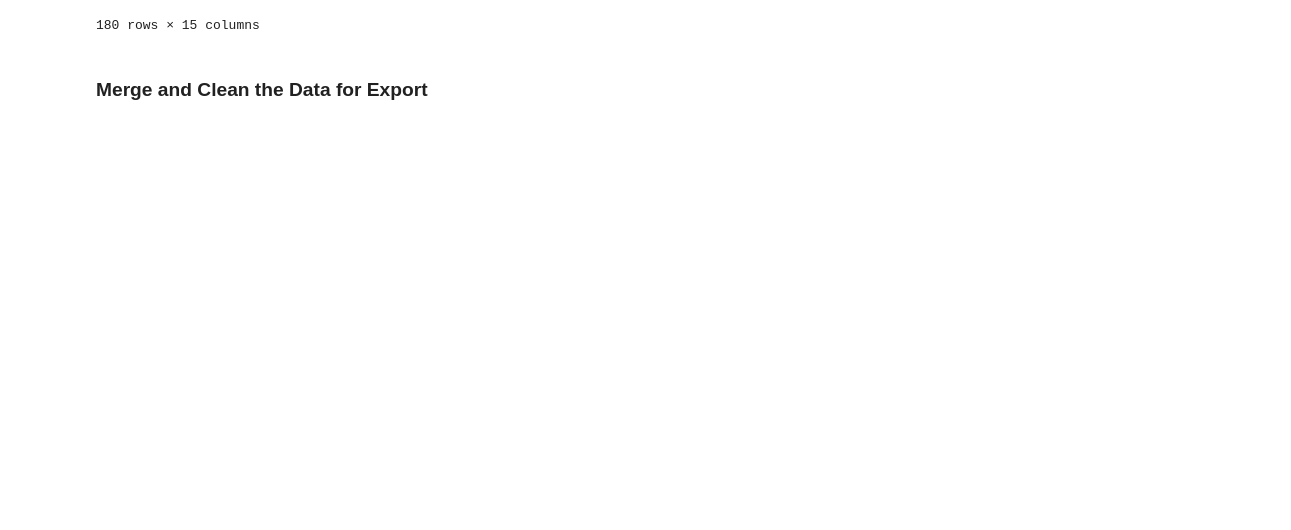
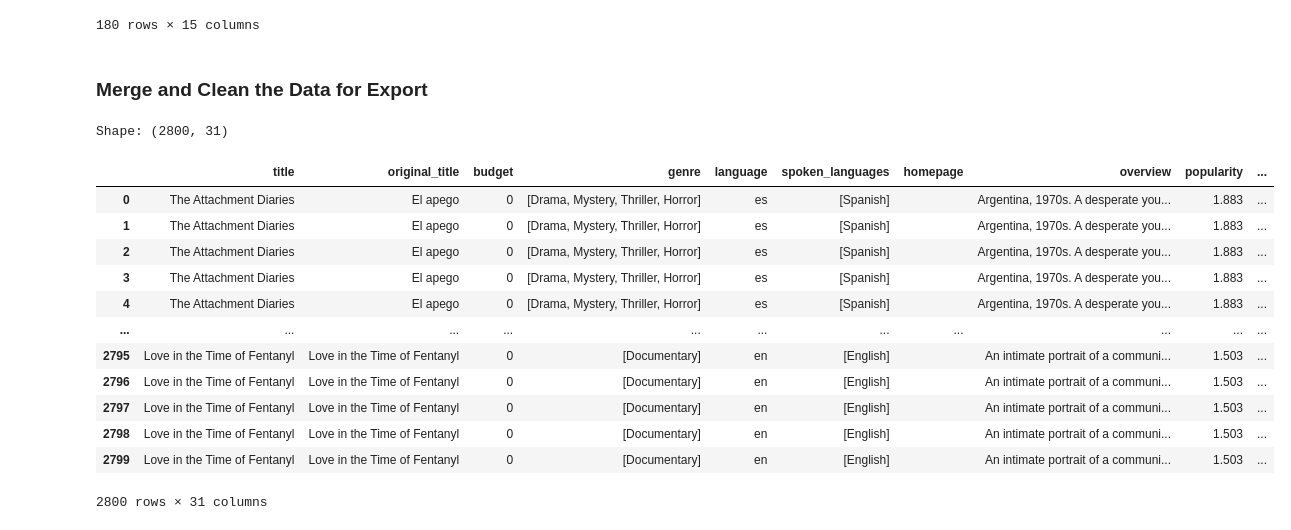
Before and after one commit to rune-encoder/data-sourcing-challenge, a Jupyter notebook: retrieve_movie_data.ipynb, the cells around one changed output. Saved outputs shown, nothing was run; the diff lists cells and outputs as text; code cells hidden in the pictures; blank space fills up the shorter version.

```diff
--- a/retrieve_movie_data.ipynb
+++ b/retrieve_movie_data.ipynb
@@ -393,6 +393,25 @@ Shape: (180, 15)
 ### Merge and Clean the Data for Export
 # %%
 # Merge the New York Times reviews and TMDB DataFrames on title
+nyt_tmdb_df = pd.merge(tmdb_df, reviews_df, on="title")
+
+print("Shape:", nyt_tmdb_df.shape)
+nyt_tmdb_df
+# %% [output]
+Shape: (2800, 31)
+|  | title | original_title | budget | genre | language | spoken_languages | homepage | overview | popularity | ... |
+| 0 | The Attachment Diaries | El apego | 0 | [Drama, Mystery, Thriller, Horror] | es | [Spanish] |  | Argentina, 1970s. A desperate you... | 1.883 | ... |
+| 1 | The Attachment Diaries | El apego | 0 | [Drama, Mystery, Thriller, Horror] | es | [Spanish] |  | Argentina, 1970s. A desperate you... | 1.883 | ... |
+| 2 | The Attachment Diaries | El apego | 0 | [Drama, Mystery, Thriller, Horror] | es | [Spanish] |  | Argentina, 1970s. A desperate you... | 1.883 | ... |
+| 3 | The Attachment Diaries | El apego | 0 | [Drama, Mystery, Thriller, Horror] | es | [Spanish] |  | Argentina, 1970s. A desperate you... | 1.883 | ... |
+| 4 | The Attachment Diaries | El apego | 0 | [Drama, Mystery, Thriller, Horror] | es | [Spanish] |  | Argentina, 1970s. A desperate you... | 1.883 | ... |
+| ... | ... | ... | ... | ... | ... | ... | ... | ... | ... | ... |
+| 2795 | Love in the Time of Fentanyl | Love in the Time of Fentanyl | 0 | [Documentary] | en | [English] |  | An intimate portrait of a communi... | 1.503 | ... |
+| 2796 | Love in the Time of Fentanyl | Love in the Time of Fentanyl | 0 | [Documentary] | en | [English] |  | An intimate portrait of a communi... | 1.503 | ... |
+| 2797 | Love in the Time of Fentanyl | Love in the Time of Fentanyl | 0 | [Documentary] | en | [English] |  | An intimate portrait of a communi... | 1.503 | ... |
+| 2798 | Love in the Time of Fentanyl | Love in the Time of Fentanyl | 0 | [Documentary] | en | [English] |  | An intimate portrait of a communi... | 1.503 | ... |
+| 2799 | Love in the Time of Fentanyl | Love in the Time of Fentanyl | 0 | [Documentary] | en | [English] |  | An intimate portrait of a communi... | 1.503 | ... |
+2800 rows × 31 columns
 # %%
 # Remove list brackets and quotation marks on the columns containing lists
 # Create a list of the columns that need fixing
```
Also changed, not shown: parts of 5 cells of this notebook, 1 other file.
